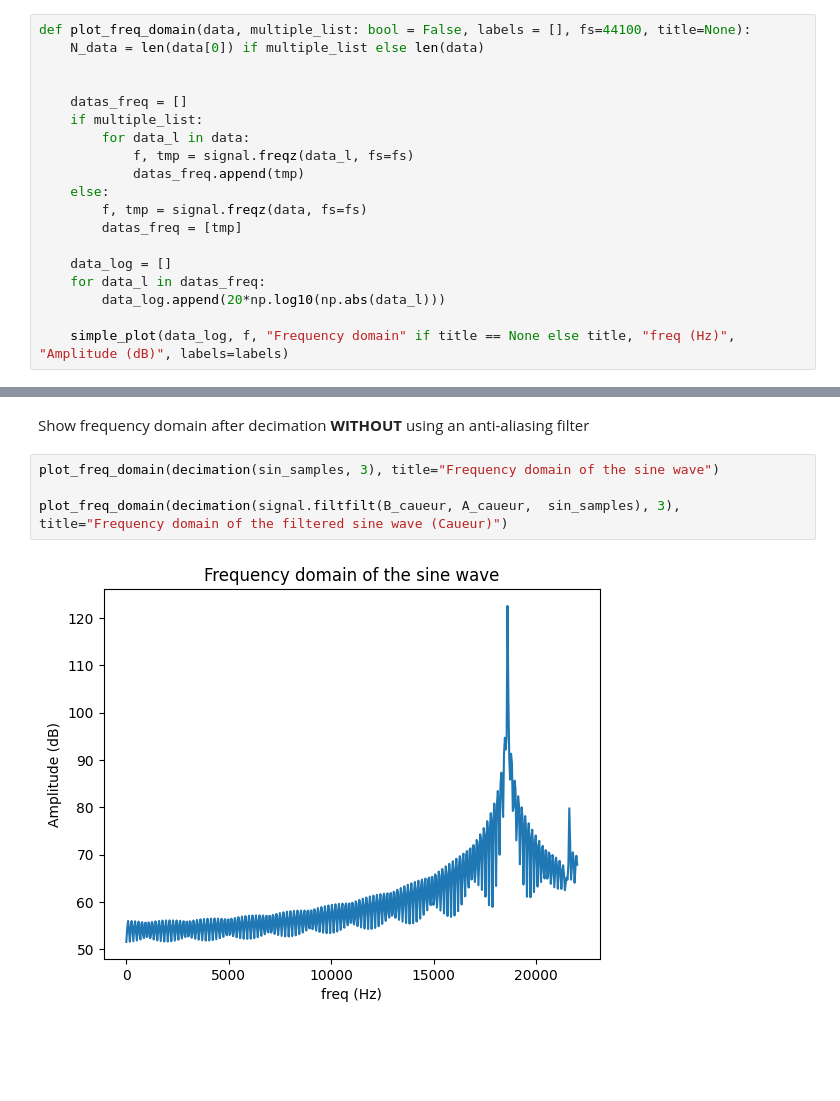
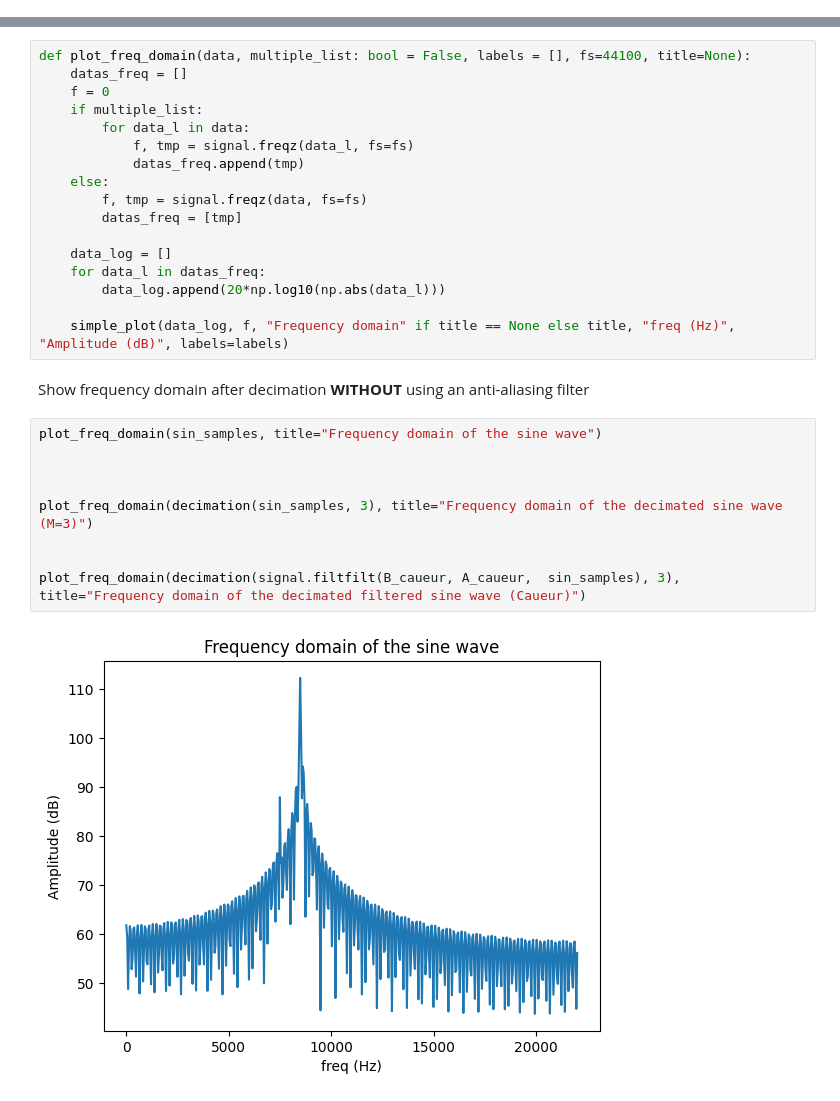
Before and after one commit to PizzaManStarted/projet_signal, a Jupyter notebook: cleaned_code.ipynb, the cells around one changed output, grey strips where cells are left out. Saved outputs shown, nothing was run; the diff lists cells and outputs as text; blank space fills up the shorter version.

Commit message:
cleaning the code and plots

```diff
--- a/cleaned_code.ipynb
+++ b/cleaned_code.ipynb
@@ -78,25 +78,6 @@ def plot_filter(B_filter, A_filter, fs, name_of_filter):
     plt.grid(which="both", axis="both")
     plt.show()
     plt.close()
-# %%
-def plot_freq_domain(data, multiple_list: bool = False, labels = [], fs=44100, title=None):
-    N_data = len(data[0]) if multiple_list else len(data)
-
-
-    datas_freq = []
-    if multiple_list:
-        for data_l in data:
-            f, tmp = signal.freqz(data_l, fs=fs)
-            datas_freq.append(tmp)
-    else:
-        f, tmp = signal.freqz(data, fs=fs)
-        datas_freq = [tmp]
-
-    data_log = []
-    for data_l in datas_freq:
-        data_log.append(20*np.log10(np.abs(data_l)))
-
-    simple_plot(data_log, f, "Frequency domain" if title == None else title, "freq (Hz)", "Amplitude (dB)", labels=labels)
 # %% [markdown]
 ## 0.2. Variables
 # %%
@@ -291,11 +272,33 @@ plot_sin(t[::3], decimation(sin_samples, 3), title="Decimated sine wave (M=3)")
 # %% [output]
 [figure]
 [figure]
+# %%
+def plot_freq_domain(data, multiple_list: bool = False, labels = [], fs=44100, title=None):
+    datas_freq = []
+    f = 0
+    if multiple_list:
+        for data_l in data:
+            f, tmp = signal.freqz(data_l, fs=fs)
+            datas_freq.append(tmp)
+    else:
+        f, tmp = signal.freqz(data, fs=fs)
+        datas_freq = [tmp]
+
+    data_log = []
+    for data_l in datas_freq:
+        data_log.append(20*np.log10(np.abs(data_l)))
+
+    simple_plot(data_log, f, "Frequency domain" if title == None else title, "freq (Hz)", "Amplitude (dB)", labels=labels)
 # %% [markdown]
 Show frequency domain after decimation **WITHOUT** using an anti-aliasing filter
 # %%
-plot_freq_domain(decimation(sin_samples, 3), title="Frequency domain of the sine wave")
+plot_freq_domain(sin_samples, title="Frequency domain of the sine wave")
 
-plot_freq_domain(decimation(signal.filtfilt(B_caueur, A_caueur,  sin_samples), 3), title="Frequency domain of the filtered sine wave (Caueur)")
+
+
+plot_freq_domain(decimation(sin_samples, 3), title="Frequency domain of the decimated sine wave (M=3)")
+
+
+plot_freq_domain(decimation(signal.filtfilt(B_caueur, A_caueur,  sin_samples), 3), title="Frequency domain of the decimated filtered sine wave (Caueur)")
 # %% [output]
-[figure, old version]
+[figure, new version]
```
Also changed, not shown: parts of 3 cells of this notebook.
